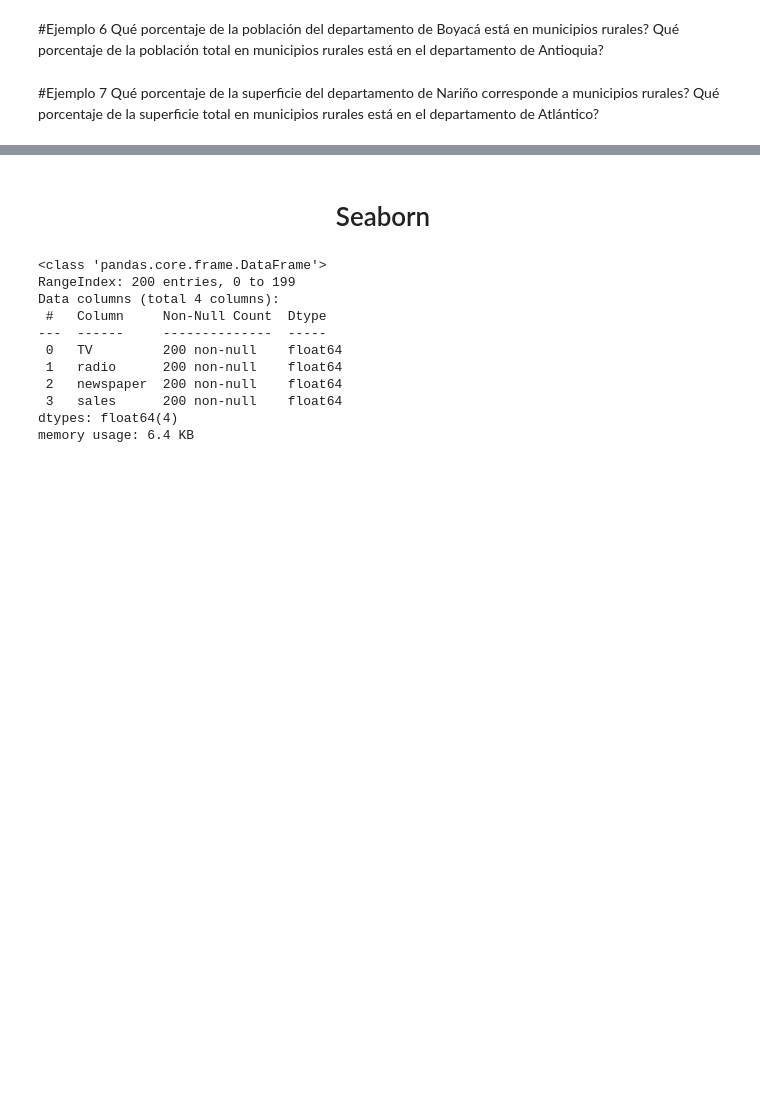
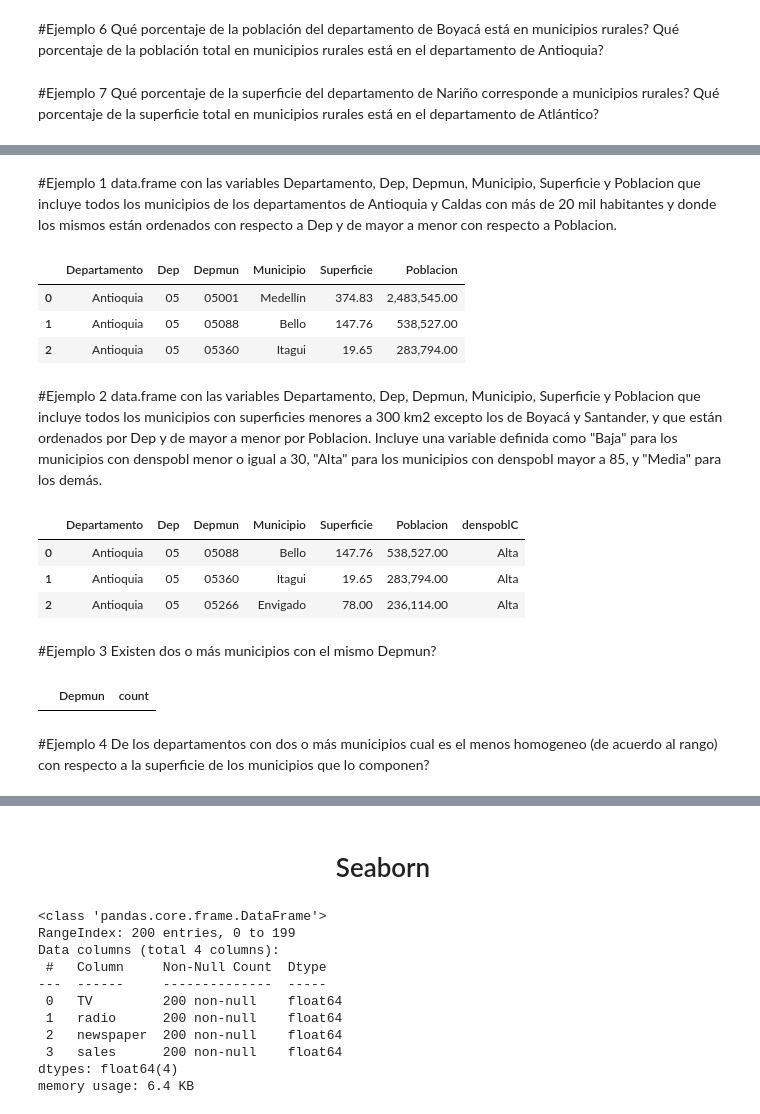
Before and after one commit to econb/data-science-mae, a Jupyter notebook: 3_Tarea_Pandas.ipynb, the cells around one changed output, grey strips where cells are left out. Cells and saved outputs as stored; diff of their text form; code cells hidden in the pictures; blank space fills up the shorter version.

```diff
--- a/3_Tarea_Pandas.ipynb
+++ b/3_Tarea_Pandas.ipynb
@@ -249,3 +249,71 @@ twowayfreq(rows="Departamento",columns="Zona",weight="Superficie",data=Municipio
 <h2><center>Libreria pandasql</center></h2>
 
 ![sqldf.png](embedded-picture-1)
+# %% [markdown]
+#Ejemplo 1
+data.frame con las variables Departamento, Dep, Depmun, Municipio, Superficie y Poblacion que incluye todos los municipios de los departamentos de Antioquia y Caldas con más de 20 mil habitantes y donde los mismos están ordenados con respecto a Dep y de mayor a menor con respecto a Poblacion.
+# %%
+E1 = ps.sqldf("""select   Departamento, Dep, Depmun, Municipio, Superficie, Poblacion
+                 from     Municipios
+                 where    Dep in ('05','17') and Poblacion > 20000
+                 order by Dep asc, Poblacion desc""")
+e1 = (Municipios
+      .loc[:,["Departamento", "Dep", "Depmun", "Municipio", "Superficie", "Poblacion"]]
+      .query("Poblacion > 20000 and Dep in ('05','17')")
+      .sort_values(by=["Dep","Poblacion"],ascending=[True,False])
+      .reset_index(drop=True)
+     )
+
+E1.head(3)
+# %% [output]
+|  | Departamento | Dep | Depmun | Municipio | Superficie | Poblacion |
+| 0 | Antioquia | 05 | 05001 | Medellín | 374.83 | 2,483,545.00 |
+| 1 | Antioquia | 05 | 05088 | Bello | 147.76 | 538,527.00 |
+| 2 | Antioquia | 05 | 05360 | Itagui | 19.65 | 283,794.00 |
+# %% [markdown]
+#Ejemplo 2
+data.frame con las variables Departamento, Dep, Depmun, Municipio, Superficie y Poblacion que incluye todos los municipios con superficies menores a 300  km2  excepto los de Boyacá y Santander, y que están ordenados por Dep y de mayor a menor por Poblacion. Incluye una variable definida como "Baja" para los municipios con denspobl menor o igual a 30, "Alta" para los municipios con denspobl mayor a 85, y "Media" para los demás.
+# %%
+E2 = ps.sqldf("""select   Departamento, Dep, Depmun, Municipio, Superficie,
+                          Poblacion, case when denspobl <= 30 then 'Baja'
+                                          when denspobl > 85 then 'Alta'
+                                          else 'Media'
+                                     end as denspoblC
+                 from     Municipios
+                 where    Dep not in ('15','68') and Superficie < 300
+                 order by Dep asc, Poblacion desc""")
+
+e2 = Municipios
+limites = [np.NINF,30,85,np.inf]
+e2["denspoblC"] = pd.cut(e2["denspobl"],limites,labels=["Baja","Media","Alta"]).astype("object")
+e2 = (e2
+      .loc[:,["Departamento", "Dep", "Depmun", "Municipio", "Superficie", "Poblacion", "denspoblC"]]
+      .query("Dep not in ('15','68') and Superficie < 300")
+      .sort_values(by=["Dep","Poblacion"],ascending=[True,False])
+      .reset_index(drop=True)
+     )
+
+E2.head(3)
+# %% [output]
+|  | Departamento | Dep | Depmun | Municipio | Superficie | Poblacion | denspoblC |
+| 0 | Antioquia | 05 | 05088 | Bello | 147.76 | 538,527.00 | Alta |
+| 1 | Antioquia | 05 | 05360 | Itagui | 19.65 | 283,794.00 | Alta |
+| 2 | Antioquia | 05 | 05266 | Envigado | 78.00 | 236,114.00 | Alta |
+# %% [markdown]
+#Ejemplo 3
+Existen dos o más municipios con el mismo Depmun?
+# %%
+ps.sqldf("""select   Depmun, count(*) as count
+            from     Municipios
+            group by Depmun
+            having   count > 1""")
+(Municipios
+ .groupby("Depmun")["Depmun"]
+ .agg(["count"]).reset_index()
+ .query("count > 1")
+)
+# %% [output]
+|  | Depmun | count |
+# %% [markdown]
+#Ejemplo 4
+De los departamentos con dos o más municipios cual es el menos homogeneo (de acuerdo al rango) con respecto a la superficie de los municipios que lo componen?
```
Also changed, not shown: parts of 26 cells of this notebook.
